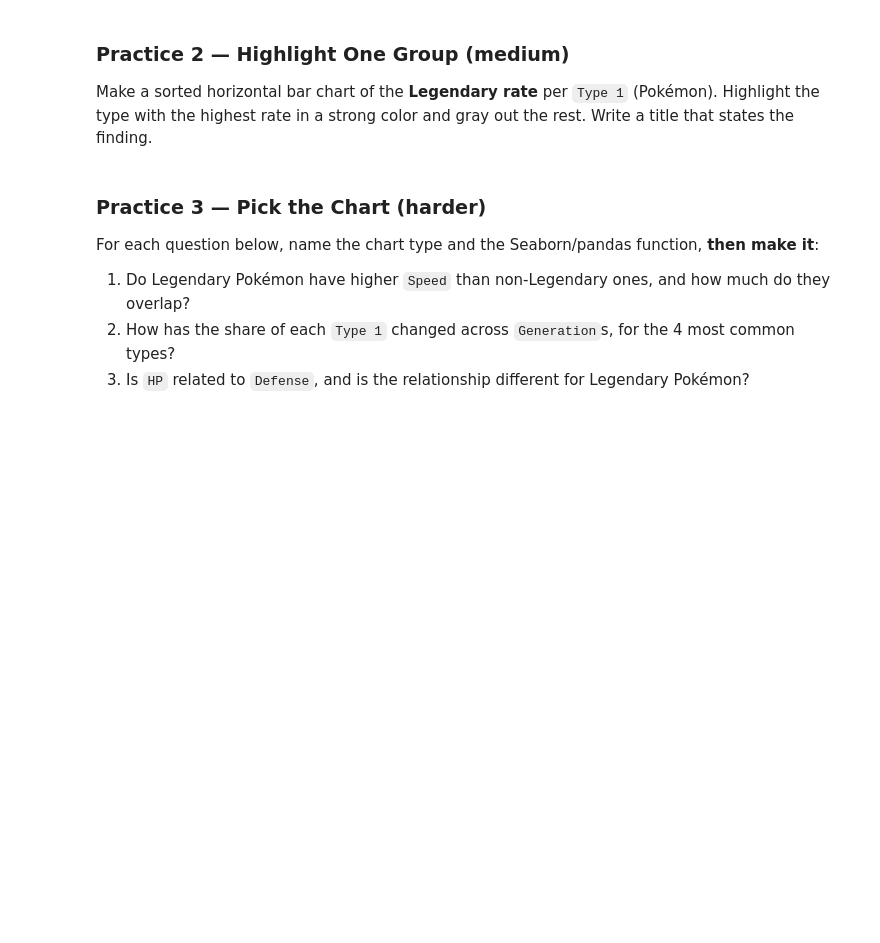
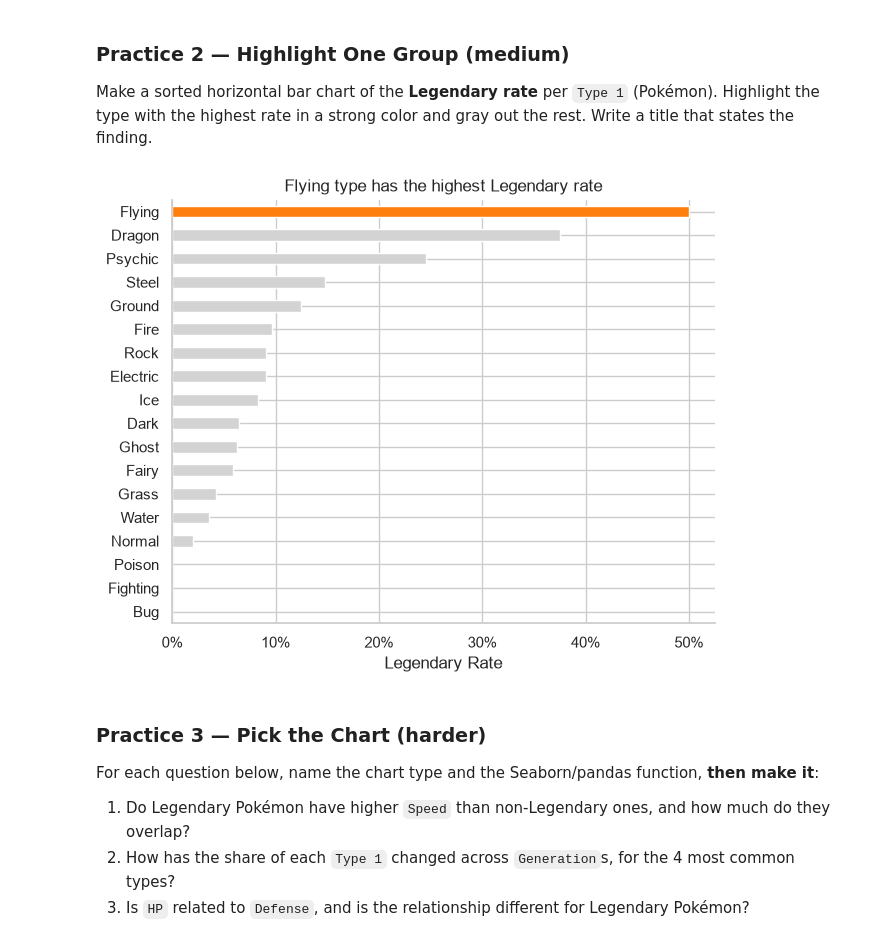
Before and after one commit to ECOKER1226/3603-data-science-coker, a Jupyter notebook: Work/08-Visualizing_Data/05-Choosing_and_Telling.ipynb, the cells around one changed output. Saved outputs shown, nothing was run; the diff lists cells and outputs as text; code cells hidden in the pictures; blank space fills up the shorter version.

```diff
--- a/Work/08-Visualizing_Data/05-Choosing_and_Telling.ipynb
+++ b/Work/08-Visualizing_Data/05-Choosing_and_Telling.ipynb
@@ -231,6 +265,17 @@ Plot the **median** `Fare` per `Embarked` port as a bar chart with the y-axis se
 Make a sorted horizontal bar chart of the **Legendary rate** per `Type 1` (Pokémon). Highlight the type with the highest rate in a strong color and gray out the rest. Write a title that states the finding.
 # %%
 # Your code here
+legendary_rate = poke.groupby('Type 1')['Legendary'].mean().sort_values()
+colors = ['tab:orange' if t == 'Flying' else 'lightgray' for t in legendary_rate.index]
+
+fig, ax = plt.subplots(figsize=(7, 5.5))
+legendary_rate.plot.barh(ax=ax, color=colors)
+ax.xaxis.set_major_formatter(PercentFormatter(xmax=1))
+ax.set(title='Flying type has the highest Legendary rate', xlabel='Legendary Rate', ylabel='')
+ax.spines[['top', 'right']].set_visible(False)
+plt.show()
+# %% [output]
+[figure, added]
 # %% [markdown]
 ### Practice 3 — Pick the Chart (harder)
 For each question below, name the chart type and the Seaborn/pandas function, **then make it**:
```
Also changed, not shown: parts of 14 cells of this notebook, 4 other files.
